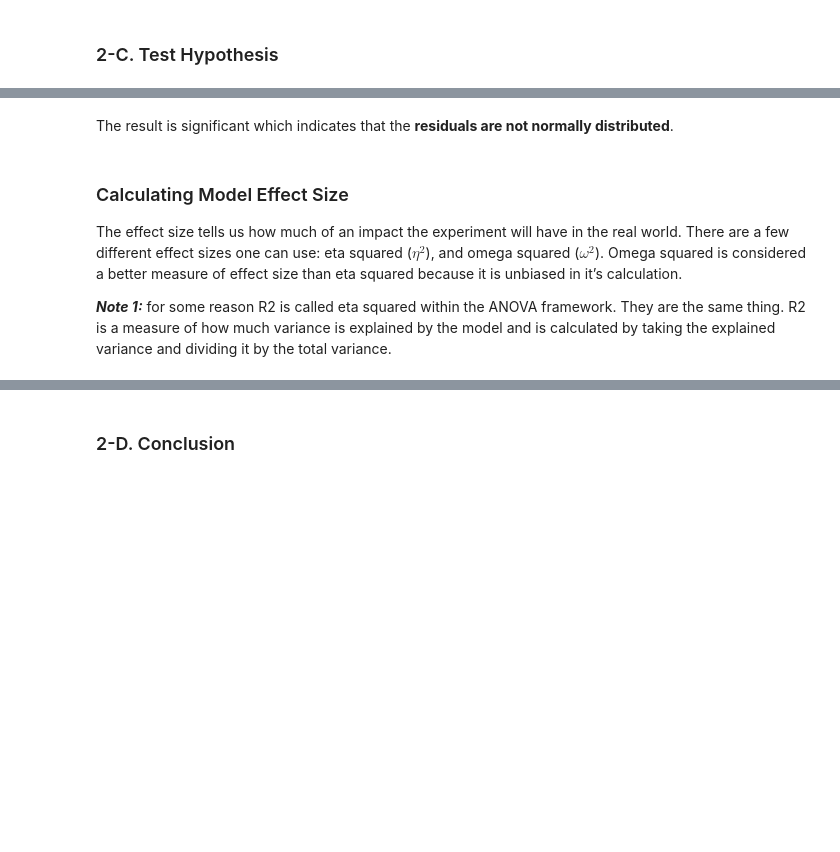
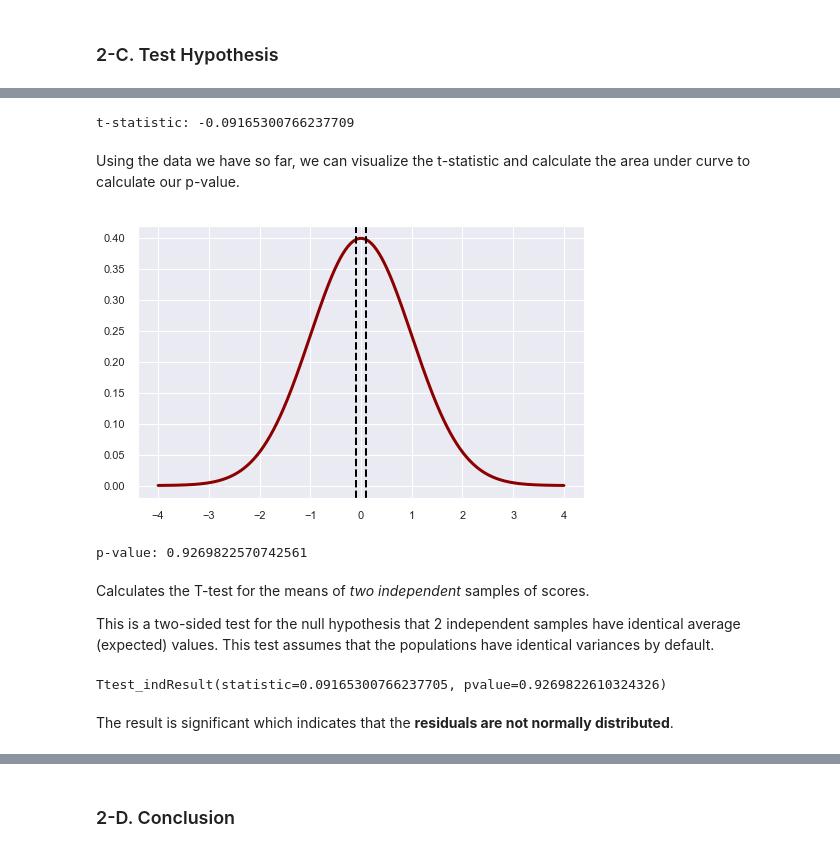
Before and after one commit to osterburg/dsc-2-final-project-online-ds-ft-100118, a Jupyter notebook: student.ipynb, the cells around one changed output, grey strips where cells are left out. Drawn from its saved outputs; the diff is of its cells as text; code cells hidden in the pictures; blank space fills up the shorter version.

```diff
--- a/student.ipynb
+++ b/student.ipynb
@@ -701,8 +647,57 @@ tstat: 0.8545644283294678, p-value: 1.0135031273075672e-40
+# %%
+def twosample_tstatistic(expr, ctrl):
+    exp_mean, ctrl_mean = np.mean(expr), np.mean(ctrl)
+    samp_var = sample_variance(expr, ctrl)
+    n_e, n_c = len(expr), len(ctrl)
+    num = exp_mean - ctrl_mean
+    denom = np.sqrt(samp_var * ((1/n_e)+(1/n_c)))
+    return num / denom
+
+t_stat = twosample_tstatistic(no_discount, discount)
+print("t-statistic: {}".format(t_stat))
+# %% [output]
+t-statistic: -0.09165300766237709
+# %% [markdown]
+Using the data we have so far, we can visualize the t-statistic and calculate the area under curve to calculate our p-value.
+# %%
+# Visualize p_value
+def visualize_t(t_stat, n_control, n_experimental):
+
+    # initialize a matplotlib "figure"
+    fig = plt.figure(figsize=(8,5))
+    ax = fig.gca()
+
+    # generate points on the x axis between -4 and 4:
+    xs = np.linspace(-4, 4, 500)
+
+    # use stats.t.pdf to get values on the probability density function for the t-distribution
+    ys= stats.t.pdf(xs, (n_control+n_experimental-2), 0, 1)
+    ax.plot(xs, ys, linewidth=3, color='darkred')
+
+    ax.axvline(t_stat, color='black', linestyle='--', lw=2)
+    ax.axvline(-t_stat, color='black', linestyle='--', lw=2)
+
+    plt.show();
+
+num_d = len(discount)
+num_nd = len(no_discount)
+visualize_t(t_stat, num_d, num_nd)
+# %% [output]
+[figure, added]
+# %%
+pval = stats.t.sf(abs(t_stat), num_d + num_nd - 1) * 2
+print('p-value: {}'.format(pval))
+# %% [output]
+p-value: 0.9269822570742561
+# %% [markdown]
+Calculates the T-test for the means of *two independent* samples of scores.
+
+This is a two-sided test for the null hypothesis that 2 independent samples
+have identical average (expected) values. This test assumes that the
+populations have identical variances by default.
+# %%
+stats.ttest_ind(discount, no_discount)
+# %% [output]
+Ttest_indResult(statistic=0.09165300766237705, pvalue=0.9269822610324326)
 # %% [markdown]
 The result is significant which indicates that the **residuals are not normally distributed**.
-# %% [markdown]
-### Calculating Model Effect Size
-
-The effect size tells us how much of an impact the experiment will have in the real world. There are a few different effect sizes one can use: eta squared ($\eta^2$), and omega squared ($\omega^2$). Omega squared is considered a better measure of effect size than eta squared because it is unbiased in it’s calculation.
-
-_**Note 1:**_ for some reason R2 is called eta squared within the ANOVA framework. They are the same thing. R2 is a measure of how much variance is explained by the model and is calculated by taking the explained variance and dividing it by the total variance.
```
Also changed, not shown: parts of 44 cells of this notebook, 2 other files.
